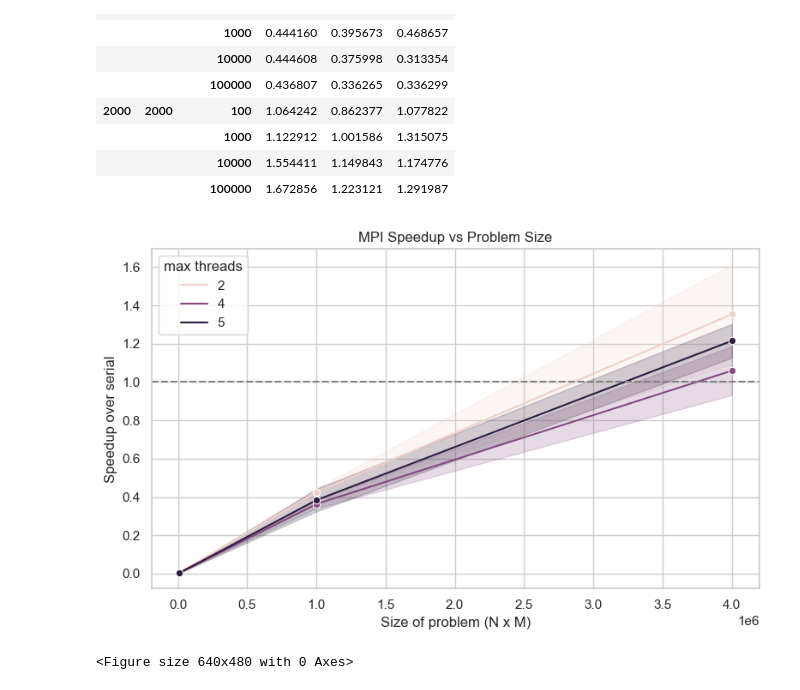
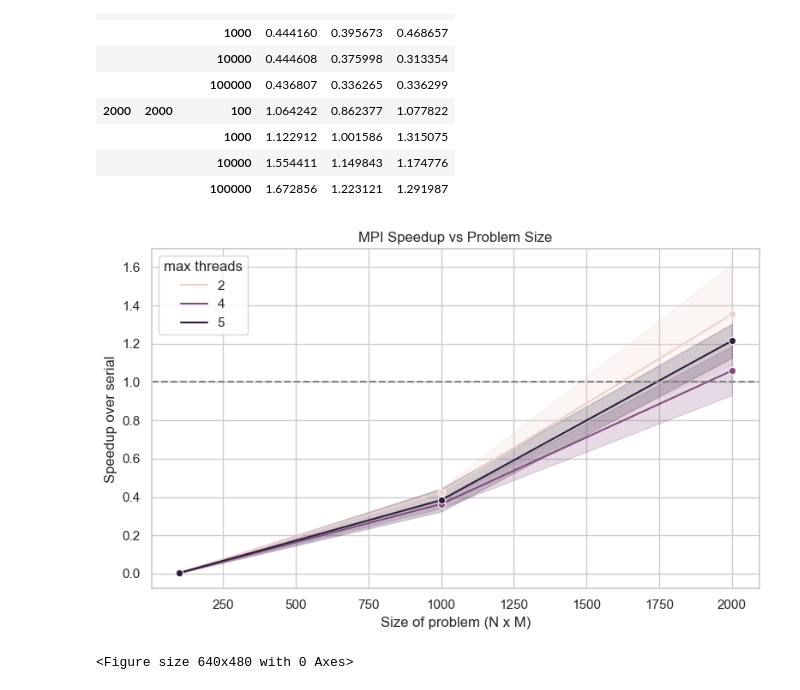
Before and after one commit to deinok/PARALLEL, a Jupyter notebook: 2-MPI/results/analysis.ipynb, the cells around one changed output. Saved outputs shown, nothing was run; the diff lists cells and outputs as text; code cells hidden in the pictures.

```diff
--- a/2-MPI/results/analysis.ipynb
+++ b/2-MPI/results/analysis.ipynb
@@ -165,29 +165,29 @@ speedup
 # %%
 # Plot MPI speedup vs a measure of problem size and highlight where speedup crosses 1
 sp = df_sp.copy()
 # define a simple work metric
-sp['work'] = sp['N'] * sp['M']
+sp['work'] = sp['N']
 
 plt.figure(figsize=(8, 5))
 ax = sns.lineplot(
   data=sp,
   x='work',
   y='speedup',
   hue='max threads',
   marker='o'
 )
 
 
 # horizontal line at speedup = 1 (sequential performance)
 ax.axhline(1, ls='--', color='gray')
 
 
 ax.set_xlabel('Size of problem (N x M)')
 ax.set_ylabel('Speedup over serial')
 ax.set_title('MPI Speedup vs Problem Size')
 plt.tight_layout()
 plt.show()
 plt.savefig(f"{IMAGES_DIR}/mpi_speedup.png", dpi=300)
 # %% [output]
-[figure, old version]
+[figure, new version]
 <Figure size 640x480 with 0 Axes>
```
Also changed, not shown: parts of 1 cell of this notebook.
